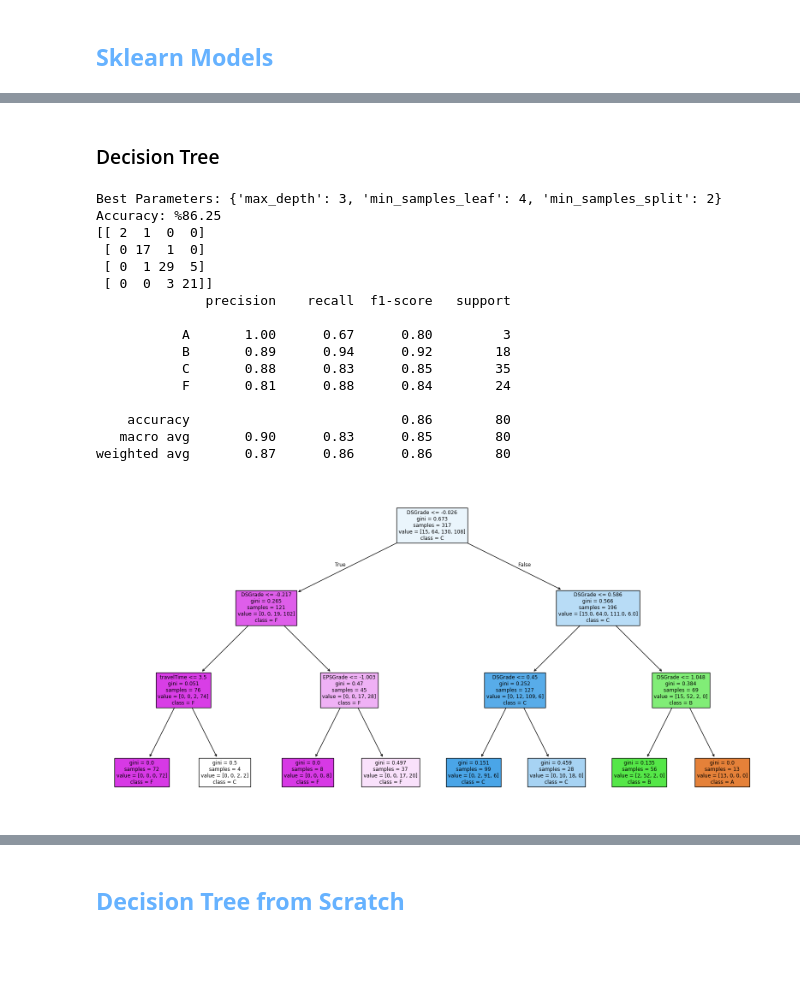
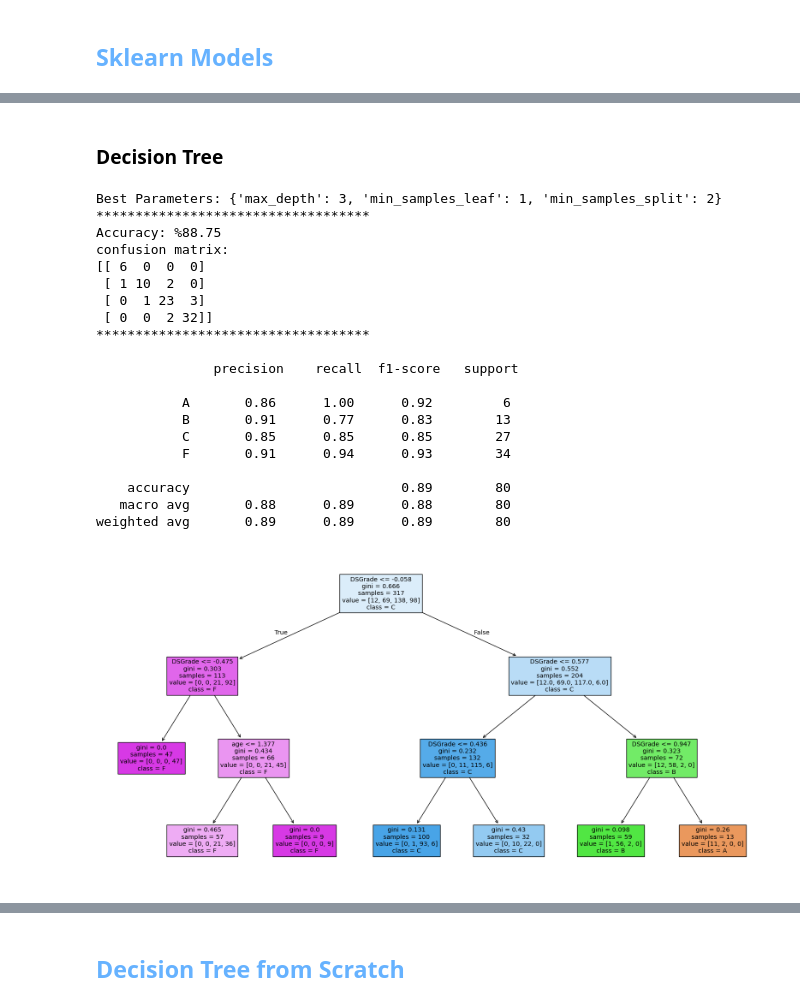
Before and after one commit to erfan-f/Artificial-Intelligence-Course, a Jupyter notebook: CA3/notebook.ipynb, the cells around one changed output, grey strips where cells are left out. Saved outputs shown, nothing was run; the diff lists cells and outputs as text; code cells hidden in the pictures; blank space fills up the shorter version.

```diff
--- a/CA3/notebook.ipynb
+++ b/CA3/notebook.ipynb
@@ -229,0 +255,30 @@ weighted avg       0.83      0.82      0.82        80
+# %%
+print(x_train.columns)
+x_train, x_test, y_train, y_test = split(df, seed=491)
+
+start = time.time()
+clf = DecisionTreeClassifier(
+    random_state=150,
+    max_depth=None,
+    min_samples_split=2,
+    min_samples_leaf=2,
+)
+clf.fit(x_train, y_train)
+
+y2_pred = clf.predict(x_test)
+end = time.time()
+
+print(f"time duration: {end - start} second")
+print("***********************************")
+print(f"Accuracy: %{accuracy_score(y_test, y2_pred) * 100}")
+print(f"confusion matrix: \n{confusion_matrix(y_test, y2_pred)}")
+print("***********************************")
+print('\n', classification_report(y_test, y2_pred))
+
+plt.figure(figsize=(20, 10))
+plot_tree(clf, feature_names=x_train.columns, class_names=clf.classes_, filled=True)
+plt.show()
+
+importances = clf.feature_importances_
+for feature, importance in sorted(zip(x_train.columns, importances), key=lambda x: x[1], reverse=True):
+    print(f"{feature}: {importance:.3f}")
@@ -230,48 +321,54 @@ weighted avg       0.83      0.82      0.82        80
 # %% [markdown]
-### Decision Tree
+### **Decision Tree**
 # %%
-x_train, x_test, y_train, y_test = split(df, seed=None)
+x_train, x_test, y_train, y_test = split(df, seed=173)
 
 params = {
     'max_depth': [3, 5, 7, 10],
     'min_samples_split': [2, 5, 10],
     'min_samples_leaf': [1, 2, 4]
 }
 
-grid_search = GridSearchCV(DecisionTreeClassifier(random_state=491, criterion='gini'), params, cv=5, scoring='accuracy')
+grid_search = GridSearchCV(DecisionTreeClassifier(), params, cv=5, scoring='accuracy')
 grid_search.fit(x_train, y_train)
 
 
 
 best_model = grid_search.best_estimator_
 y2_pred = best_model.predict(x_test)
 print("Best Parameters:", grid_search.best_params_)
+print("***********************************")
 print(f"Accuracy: %{accuracy_score(y_test, y2_pred) * 100}")
-print(confusion_matrix(y_test, y2_pred))
-print(classification_report(y_test, y2_pred))
+print(f"confusion matrix: \n{confusion_matrix(y_test, y2_pred)}")
+print("***********************************")
+print('\n', classification_report(y_test, y2_pred))
 
 plt.figure(figsize=(20,10))
-plot_tree(best_model, feature_names=x.columns, class_names=best_model.classes_, filled=True)
+plot_tree(best_model, feature_names=x_train.columns, class_names=best_model.classes_, filled=True)
 plt.show()
 
 importances = best_model.feature_importances_
-for feature, importance in sorted(zip(x.columns, importances), key=lambda x: x[1], reverse=True):
+for feature, importance in sorted(zip(x_train.columns, importances), key=lambda x: x[1], reverse=True):
     print(f"{feature}: {importance:.3f}")
 # %% [output]
-Best Parameters: {'max_depth': 3, 'min_samples_leaf': 4, 'min_samples_split': 2}
-Accuracy: %86.25
-[[ 2  1  0  0]
- [ 0 17  1  0]
- [ 0  1 29  5]
- [ 0  0  3 21]]
-              precision    recall  f1-score   support
+Best Parameters: {'max_depth': 3, 'min_samples_leaf': 1, 'min_samples_split': 2}
+***********************************
+Accuracy: %88.75
+confusion matrix:
+[[ 6  0  0  0]
+ [ 1 10  2  0]
+ [ 0  1 23  3]
+ [ 0  0  2 32]]
+***********************************
 
-           A       1.00      0.67      0.80         3
-           B       0.89      0.94      0.92        18
-           C       0.88      0.83      0.85        35
-           F       0.81      0.88      0.84        24
+               precision    recall  f1-score   support
 
-    accuracy                           0.86        80
-   macro avg       0.90      0.83      0.85        80
-weighted avg       0.87      0.86      0.86        80
+           A       0.86      1.00      0.92         6
+           B       0.91      0.77      0.83        13
+           C       0.85      0.85      0.85        27
+           F       0.91      0.94      0.93        34
+
+    accuracy                           0.89        80
+   macro avg       0.88      0.89      0.88        80
+weighted avg       0.89      0.89      0.89        80
-[figure, old version]
+[figure, new version]
```
Also changed, not shown: parts of 36 cells of this notebook, 2 other files.
